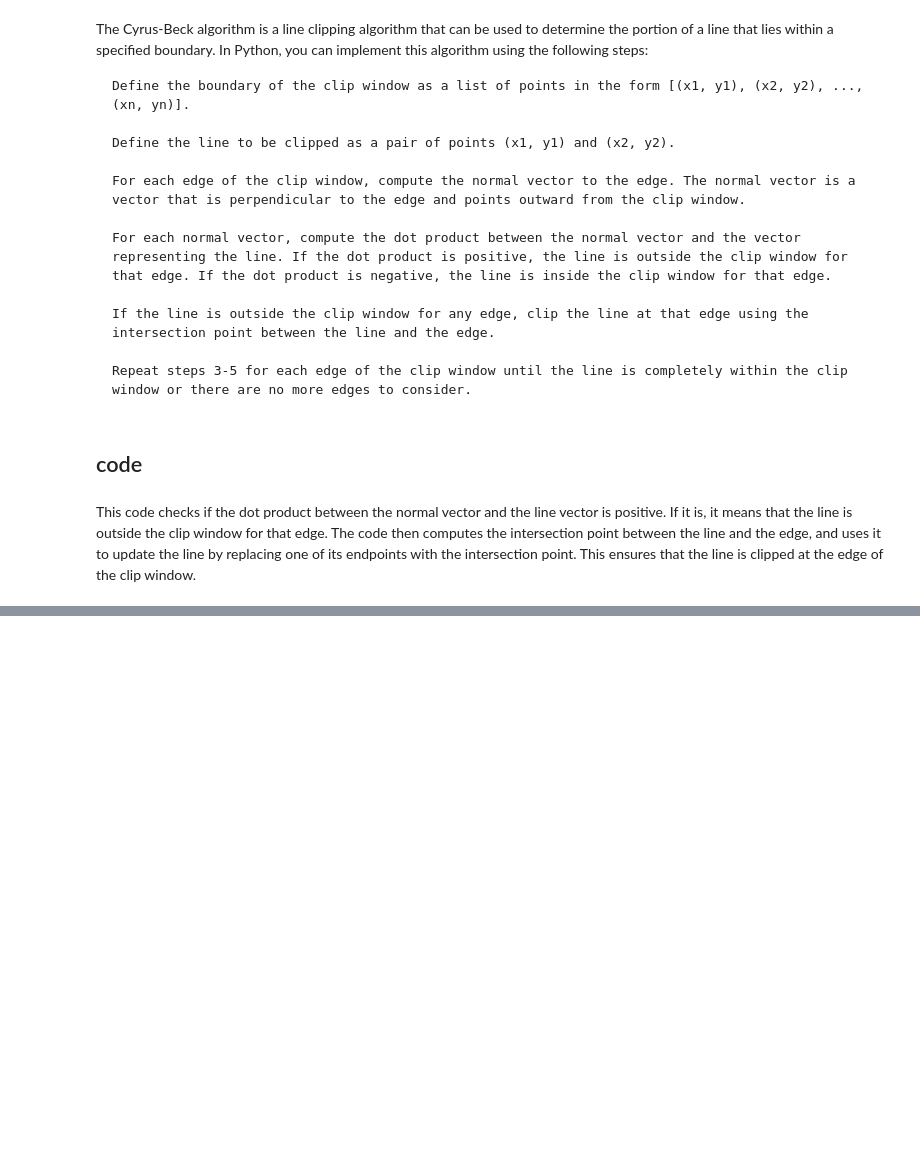
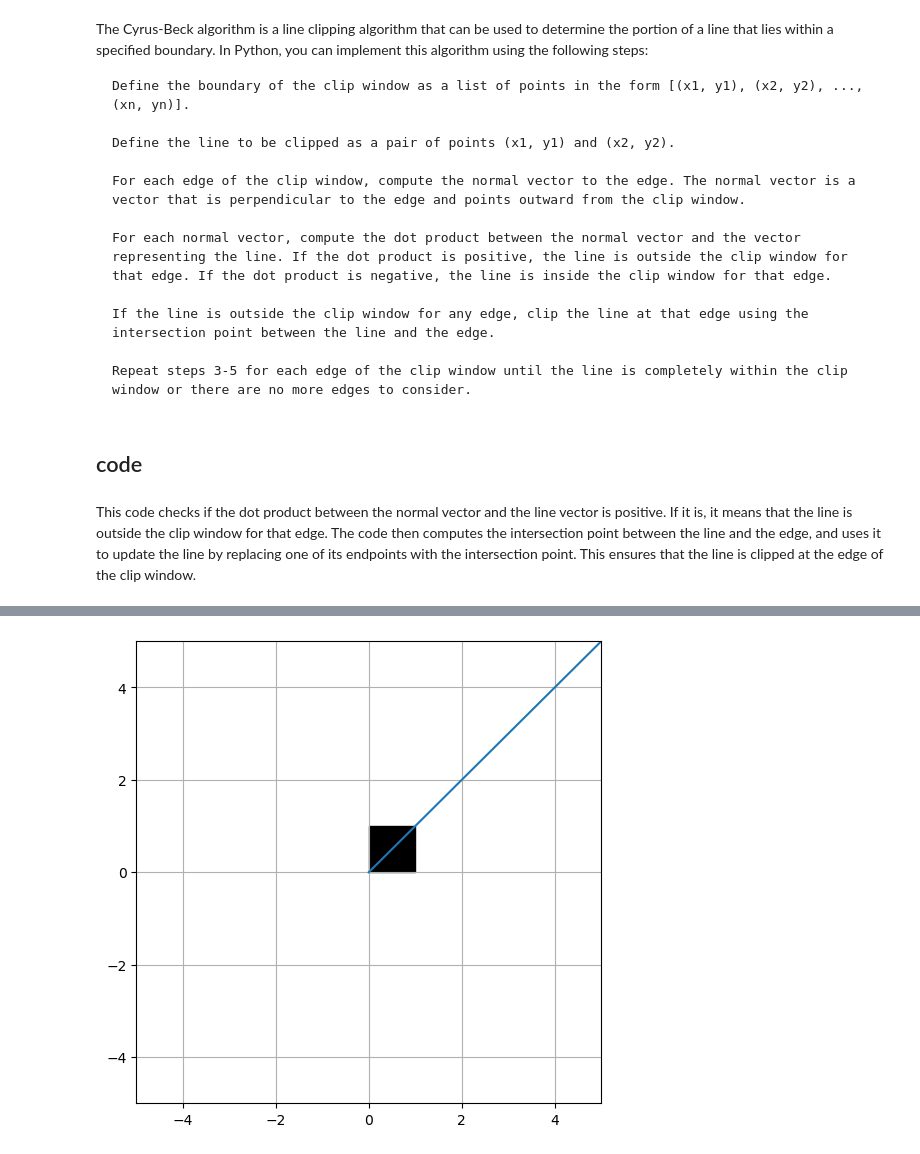
Before and after one commit to DiegoFLM/Computer-Graphics, a Jupyter notebook: clippingAlgorithms/t3.ipynb, the cells around one changed output, grey strips where cells are left out. Saved outputs shown, nothing was run; the diff lists cells and outputs as text; code cells hidden in the pictures; blank space fills up the shorter version.

```diff
--- a/clippingAlgorithms/t3.ipynb
+++ b/clippingAlgorithms/t3.ipynb
@@ -62,0 +99,22 @@ This code checks if the dot product between the normal vector and the line vecto
+# %%
+import matplotlib.pyplot as plt
+from matplotlib.patches import Rectangle
+
+# define Matplotlib figure and axis
+fig, ax = plt.subplots()
+plt.grid()
+# define size of plot
+fig.set_size_inches(6,6)
+plt.xlim(-5, 5)
+plt.ylim(-5, 5)
+
+# create simple line plot
+ax.plot([0, 10],[0, 10])
+
+# add rectangle to plot
+ax.add_patch(Rectangle((0,0), 1,1, color='black'))
+
+# display plot
+plt.show()
+# %% [output]
+[figure, added]
```
Also changed, not shown: parts of 6 cells of this notebook.
